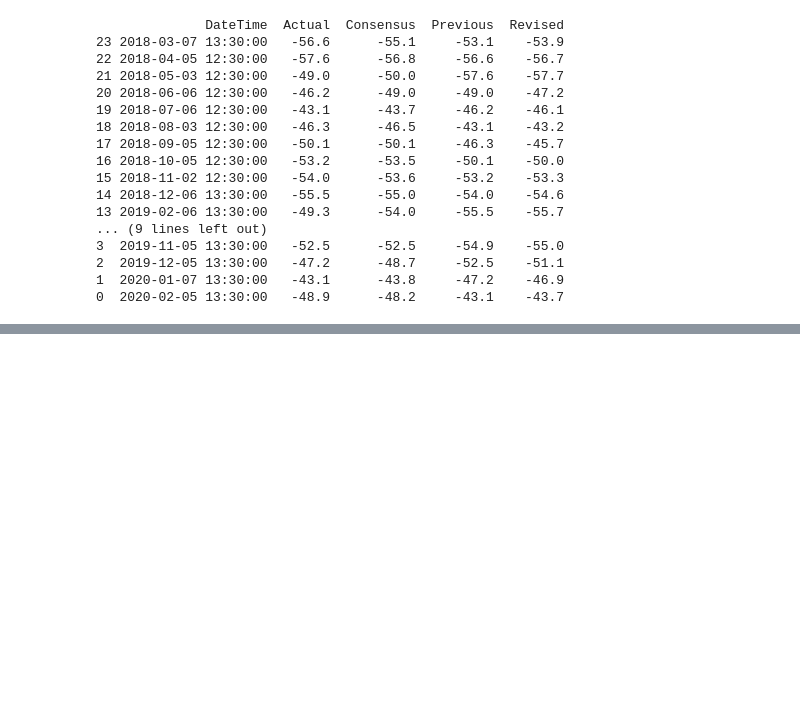
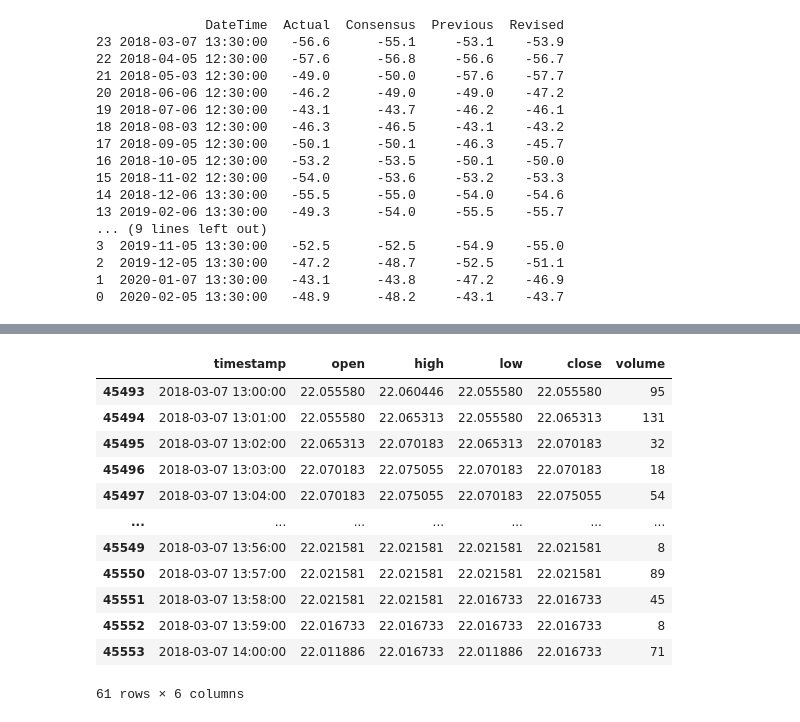
Before and after one commit to jesusalvarezc/FInal_Project, a Jupyter notebook: Statistical Testing.ipynb, the cells around one changed output, grey strips where cells are left out. Saved outputs shown, nothing was run; the diff lists cells and outputs as text; code cells hidden in the pictures; blank space fills up the shorter version.

Commit message:
look_at_change func added

```diff
--- a/Statistical Testing.ipynb
+++ b/Statistical Testing.ipynb
@@ -1,7 +1,7 @@
 # %%
 import data as dt
 # %%
-data = dt.f_leer_archivos_varios("MXNUSD_2018.xlsx", "MXNUSD_2019.xlsx", "MXNUSD_2020.xlsx")
+data = dt.f_leer_archivos_varios("MXNUSD_2018.csv", "MXNUSD_2019.csv", "MXNUSD_2020.csv")
 # %%
 data
 # %% [output]
@@ -62,0 +81,2 @@ print(moment)
+# %%
+a = dt.look_at_change(moment, data)
@@ -62,0 +103,16 @@ print(moment)
+# %%
+a[list(a.keys())[0]]
+# %% [output]
+|  | timestamp | open | high | low | close | volume |
+| 45493 | 2018-03-07 13:00:00 | 22.055580 | 22.060446 | 22.055580 | 22.055580 | 95 |
+| 45494 | 2018-03-07 13:01:00 | 22.055580 | 22.065313 | 22.055580 | 22.065313 | 131 |
+| 45495 | 2018-03-07 13:02:00 | 22.065313 | 22.070183 | 22.065313 | 22.070183 | 32 |
+| 45496 | 2018-03-07 13:03:00 | 22.070183 | 22.075055 | 22.070183 | 22.070183 | 18 |
+| 45497 | 2018-03-07 13:04:00 | 22.070183 | 22.075055 | 22.070183 | 22.075055 | 54 |
+| ... | ... | ... | ... | ... | ... | ... |
+| 45549 | 2018-03-07 13:56:00 | 22.021581 | 22.021581 | 22.021581 | 22.021581 | 8 |
+| 45550 | 2018-03-07 13:57:00 | 22.021581 | 22.021581 | 22.021581 | 22.021581 | 89 |
+| 45551 | 2018-03-07 13:58:00 | 22.021581 | 22.021581 | 22.016733 | 22.016733 | 45 |
+| 45552 | 2018-03-07 13:59:00 | 22.016733 | 22.016733 | 22.016733 | 22.016733 | 8 |
+| 45553 | 2018-03-07 14:00:00 | 22.011886 | 22.016733 | 22.011886 | 22.016733 | 71 |
+61 rows × 6 columns
```
Also changed, not shown: parts of 7 cells of this notebook, 5 other files.
